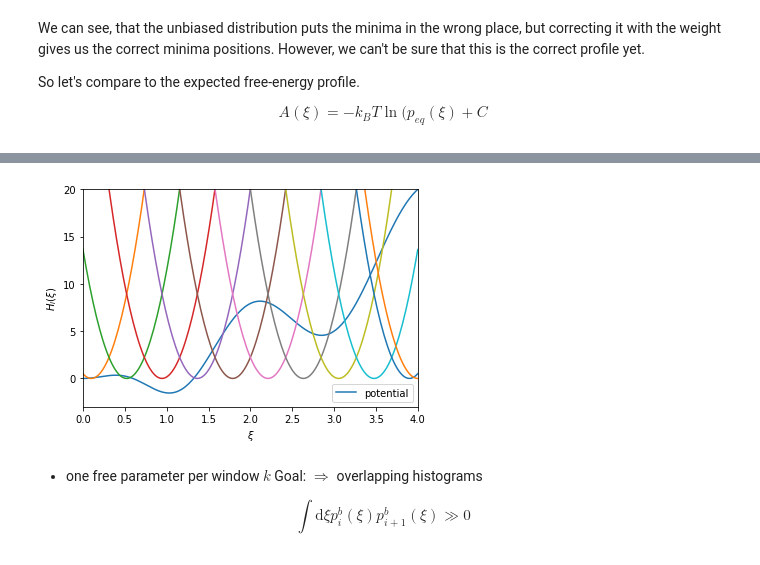
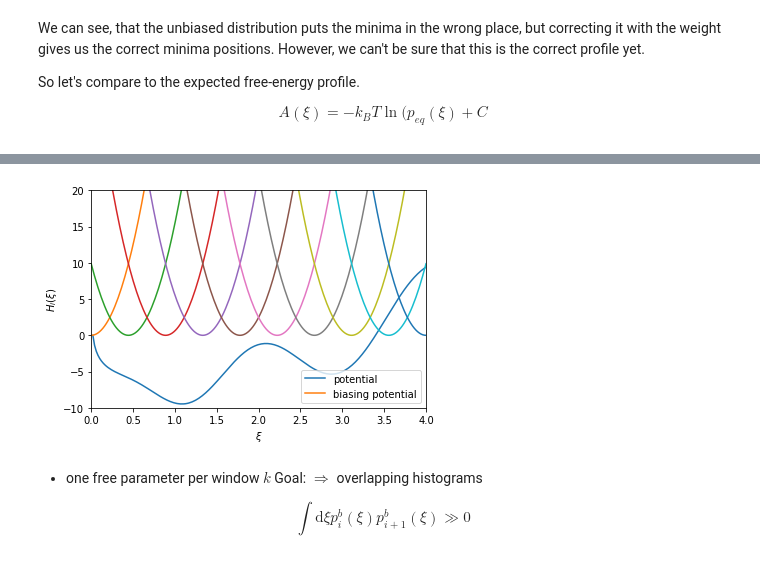
Before and after one commit to SSAGESLabs/PySAGES, a Jupyter notebook: examples/Advanced_Sampling_Introduction.ipynb, the cells around one changed output, grey strips where cells are left out. Cells and saved outputs as stored; diff of their text form; code cells hidden in the pictures.

```diff
--- a/examples/Advanced_Sampling_Introduction.ipynb
+++ b/examples/Advanced_Sampling_Introduction.ipynb
@@ -161,7 +154,7 @@ Let's examine such a system via computer simulations.
 # %%
 import numpy as np
 
-def potential(x, rmin=0, rmax=100, amplitude=1, roughness=4, periodicity=1):
+def potential(x, rmin=0, rmax=100, amplitude=1., roughness=4, periodicity=1):
   energy = x**2
   energy += (1-np.exp(-x**2))*roughness*np.cos(periodicity*x*np.pi)
   energy *= amplitude
@@ -195,0 +201,21 @@ fig.show()
+# %%
+import matplotlib.pyplot as plt
+fig, ax = plt.subplots()
+ax.set_xlabel(r"$r$ $[\sigma]$")
+ax.set_ylabel(r"$A$ $[k_B T]$")
+ax.set_xlim((0,4))
+
+def correct_free_energy(x, energy):
+  corrected_free_energy = energy - np.log(2*np.pi*x**2)
+  corrected_free_energy -= corrected_free_energy[1]
+  return corrected_free_energy
+
+
+x = np.linspace(0,4,100)
+ax.plot(x, correct_free_energy(x, potential(x)[0]), label="reference")
+ax.plot(x, correct_free_energy(x,potential(x, roughness=6)[0]), label="rougher")
+ax.plot(x, correct_free_energy(x, potential(x, amplitude=2)[0]), label="steeper")
+ax.plot(x, correct_free_energy(x, potential(x, periodicity=2)[0]), label="more minima")
+
+ax.legend(loc="best")
+fig.show()
@@ -583,23 +592,23 @@ Example: 10 evenly spaced points between 0 and 4.
 # %%
-centers = list(np.linspace(1e-1, 4-1e-1, 10)) + [4]
+centers = np.linspace(0, 4, 10)
 kspring = 100
 fig, ax = plt.subplots()
 ax.set_xlabel(r"$\xi$")
 ax.set_ylabel(r"$H_i(\xi)$")
-ax.set_ylim((-3, 20))
+ax.set_ylim((-10, 20))
 ax.set_xlim((0,4))
 
 x = np.linspace(0, 4, 200)
-ax.plot(x, potential(x)[0], label="potential")
+ax.plot(x, correct_free_energy(x, potential(x)[0]), label="potential")
 for point in centers:
   label = None
   if point == 0:
     label = "biasing potential"
   ax.plot(x, kspring/2*(x-point)**2, label=label)
 ax.legend(loc="best")
 fig.show()
 # %% [output]
-[figure, old version]
+[figure, new version]
 # %% [markdown]
 *  one free parameter per window $k$
 Goal: $\Rightarrow$ overlapping histograms
```
Also changed, not shown: parts of 37 cells of this notebook, 1 other file.
